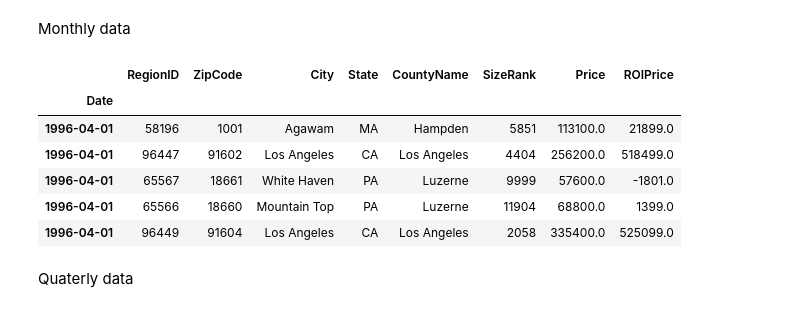
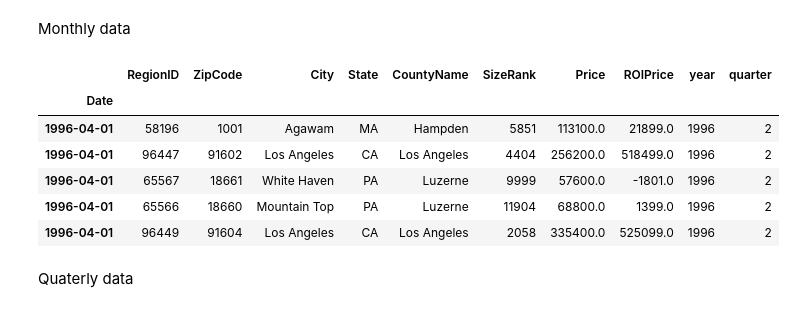
Before and after one commit to PaulMuniu/Phase-4-Group-Project, a Jupyter notebook: Student.ipynb, the cells around one changed output. Cells and saved outputs as stored; diff of their text form; code cells hidden in the pictures.

```diff
--- a/Student.ipynb
+++ b/Student.ipynb
@@ -404,37 +404,36 @@ Monthly data
 # %%
 # Extract year
 data['Year'] = data['Date'].dt.year
 
 # Group by year and calculate mean
 df_monthly = data.groupby(['RegionID', 'ZipCode', 'City', 'State', 'CountyName', 'SizeRank', 'Date']).agg({'Price': 'mean', 'ROIPrice': 'mean'}).reset_index()
 
-# Convert 'Date' column to datetime format with only the year
-df_monthly['Date'] = pd.to_datetime(df_monthly['Date'], format='%Y')# Extract year and quarter
-df_monthly['year'] = df_monthly.index.year
-df_monthly['quarter'] = df_monthly.index.quarter
+# Extract year and quarter
+df_monthly['year'] = df_monthly['Date'].dt.year
+df_monthly['quarter'] = df_monthly['Date'].dt.quarter
 
 # Group by year, quarter, and other columns, then calculate mean
 df_quarterly = df_monthly.groupby(['RegionID', 'ZipCode', 'City', 'State', 'CountyName', 'SizeRank', 'year', 'quarter']).agg({'Price': 'mean', 'ROIPrice': 'mean'}).reset_index()
 
 # Display the result
 df_quarterly
 
 # Set the 'Date' column as the index
 df_monthly.set_index('Date', inplace=True)
 
 # Sort the DataFrame by the datetime index
 df_monthly.sort_index(inplace=True)
 
 # Display the DataFrame to verify the changes
 df_monthly.head()
 # %% [output]
-|  | RegionID | ZipCode | City | State | CountyName | SizeRank | Price | ROIPrice |
-| Date |  |  |  |  |  |  |  |  |
-| 1996-04-01 | 58196 | 1001 | Agawam | MA | Hampden | 5851 | 113100.0 | 21899.0 |
-| 1996-04-01 | 96447 | 91602 | Los Angeles | CA | Los Angeles | 4404 | 256200.0 | 518499.0 |
-| 1996-04-01 | 65567 | 18661 | White Haven | PA | Luzerne | 9999 | 57600.0 | -1801.0 |
-| 1996-04-01 | 65566 | 18660 | Mountain Top | PA | Luzerne | 11904 | 68800.0 | 1399.0 |
-| 1996-04-01 | 96449 | 91604 | Los Angeles | CA | Los Angeles | 2058 | 335400.0 | 525099.0 |
+|  | RegionID | ZipCode | City | State | CountyName | SizeRank | Price | ROIPrice | year | quarter |
+| Date |  |  |  |  |  |  |  |  |  |  |
+| 1996-04-01 | 58196 | 1001 | Agawam | MA | Hampden | 5851 | 113100.0 | 21899.0 | 1996 | 2 |
+| 1996-04-01 | 96447 | 91602 | Los Angeles | CA | Los Angeles | 4404 | 256200.0 | 518499.0 | 1996 | 2 |
+| 1996-04-01 | 65567 | 18661 | White Haven | PA | Luzerne | 9999 | 57600.0 | -1801.0 | 1996 | 2 |
+| 1996-04-01 | 65566 | 18660 | Mountain Top | PA | Luzerne | 11904 | 68800.0 | 1399.0 | 1996 | 2 |
+| 1996-04-01 | 96449 | 91604 | Los Angeles | CA | Los Angeles | 2058 | 335400.0 | 525099.0 | 1996 | 2 |
 # %% [markdown]
 Quaterly data
 # %%
```
Also changed, not shown: parts of 2 cells of this notebook.
